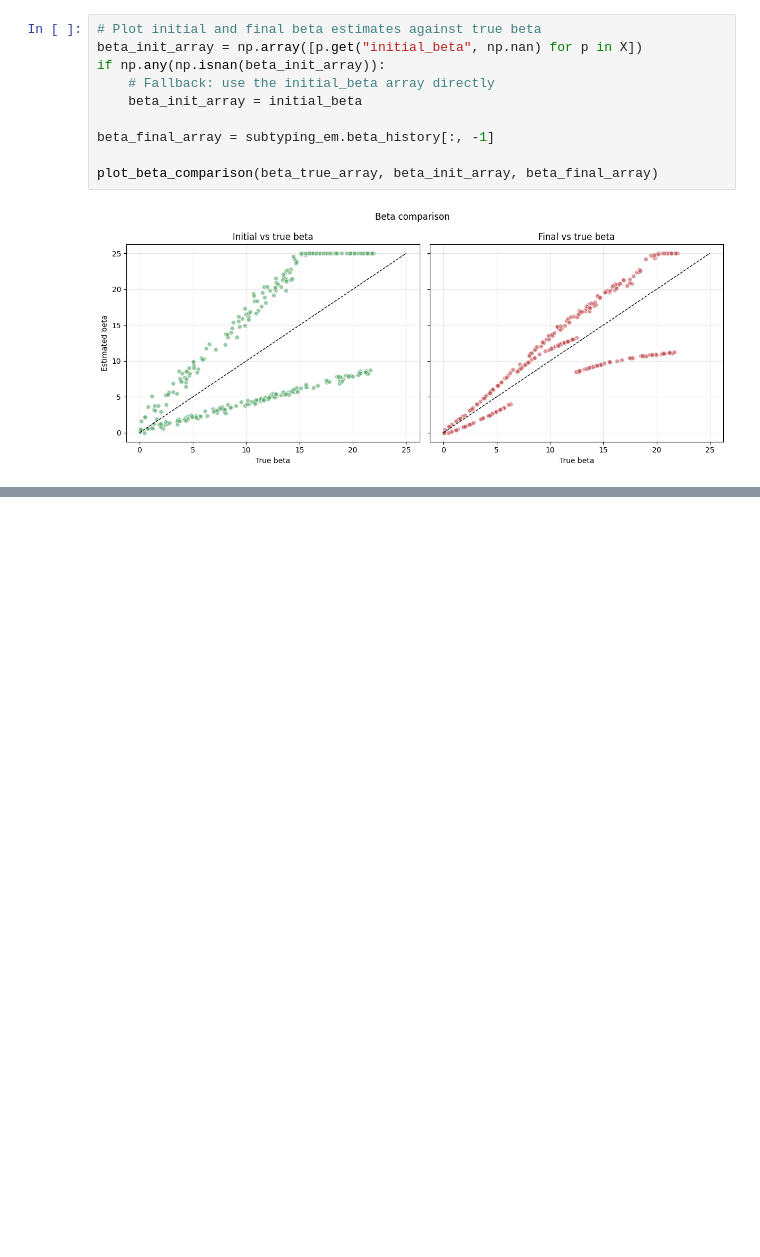
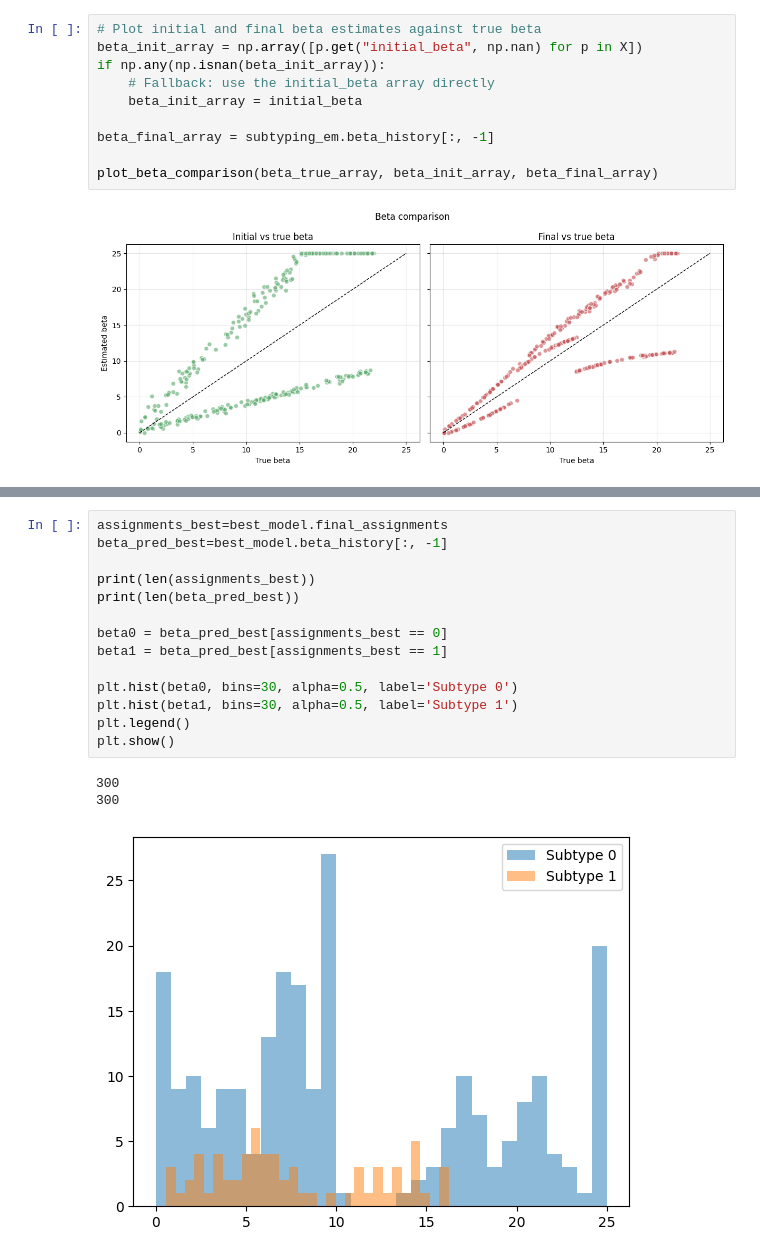
Before and after one commit to LAMCIG/Progression_models_simulations, a Jupyter notebook: EMDPM/experiments/synthetic_experiments/subtyping/test_subtyping_em.ipynb, the cells around one changed output, grey strips where cells are left out. Cells and saved outputs as stored; diff of their text form; blank space fills up the shorter version.

```diff
--- a/EMDPM/experiments/synthetic_experiments/subtyping/test_subtyping_em.ipynb
+++ b/EMDPM/experiments/synthetic_experiments/subtyping/test_subtyping_em.ipynb
@@ -504,0 +467,18 @@ plot_assignment_accuracy_history(
+# %%
+assignments_best=best_model.final_assignments
+beta_pred_best=best_model.beta_history[:, -1]
+
+print(len(assignments_best))
+print(len(beta_pred_best))
+
+beta0 = beta_pred_best[assignments_best == 0]
+beta1 = beta_pred_best[assignments_best == 1]
+
+plt.hist(beta0, bins=30, alpha=0.5, label='Subtype 0')
+plt.hist(beta1, bins=30, alpha=0.5, label='Subtype 1')
+plt.legend()
+plt.show()
+# %% [output]
+300
+300
+[figure, added]
```
Also changed, not shown: parts of 11 cells of this notebook, 2 other files.
